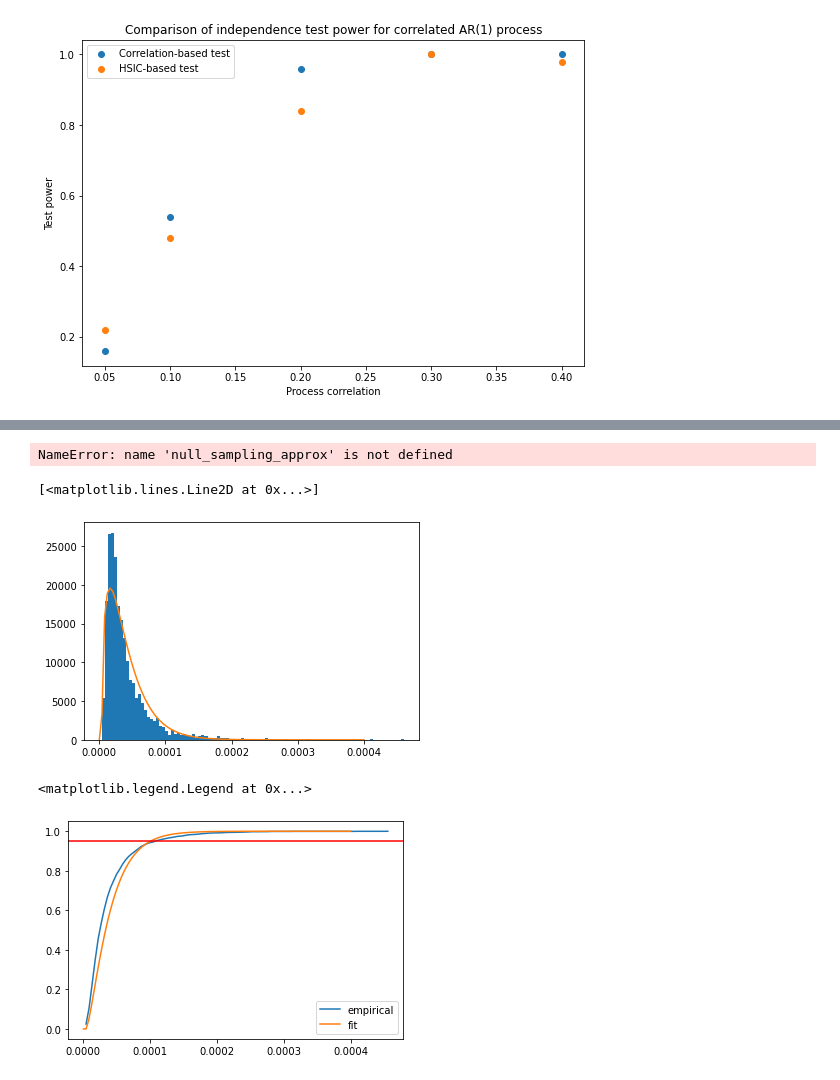
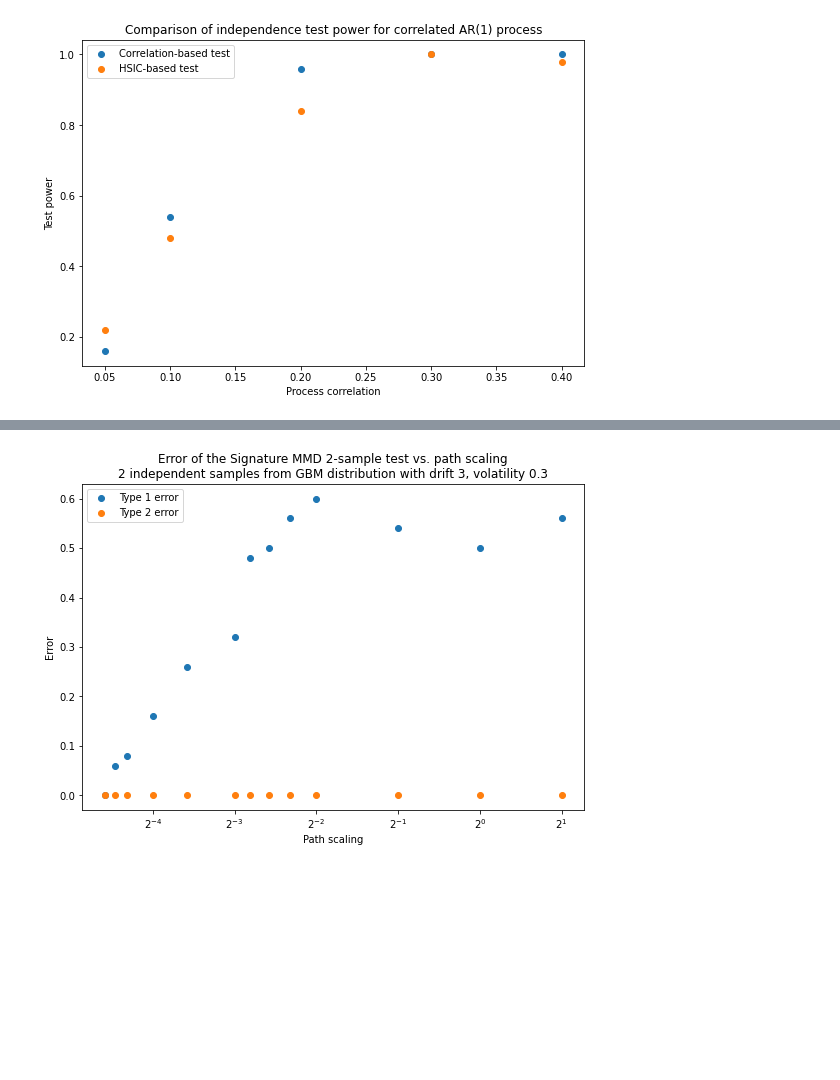
Before and after one commit to ocmob/sig_hsic_independence_test, a Jupyter notebook: notebooks/corr_vs_hsic_results_analysis.ipynb, the cells around one changed output, grey strips where cells are left out. Cells and saved outputs as stored; diff of their text form; code cells hidden in the pictures; blank space fills up the shorter version.

```diff
--- a/notebooks/corr_vs_hsic_results_analysis.ipynb
+++ b/notebooks/corr_vs_hsic_results_analysis.ipynb
@@ -180,0 +122,12 @@ main_result = {
+# %%
+plt.figure(figsize = (9, 6))
+plt.scatter(1/np.array(sorted(result.keys())), [np.array(result[DIV]['same']).sum()/50 for DIV in sorted(result.keys())], label = 'Type 1 error')
+plt.scatter(1/np.array(sorted(result.keys())), [1 - np.array(result[DIV]['different']).sum()/50 for DIV in sorted(result.keys())], label = 'Type 2 error')
+plt.title("Error of the Signature MMD 2-sample test vs. path scaling\n2 independent samples from GBM distribution with drift 3, volatility 0.3")
+plt.xlabel('Path scaling')
+plt.ylabel('Error')
+plt.xscale('log', base = 2)
+plt.legend()
+plt.savefig('./pics/mmd_2sample_error_vs_path_scaling.png')
+# %% [output]
+[figure, added]
@@ -183,21 +142 @@ with open('./pickles/test_eval_linear_dependence_different_sample_lengths.pickle
     pickle.dump(main_result, f)
-# %%
-null = stats.gamma(*stats.gamma.fit(null_sampling_approx))
-# %% [output]
-NameError: name 'null_sampling_approx' is not defined
-# %%
-x = np.linspace(0, 4e-4, 100)
-bins = plt.hist(null_sampling_approx, bins = 100, density = True);
-plt.plot(x, null.pdf(x))
-# %% [output]
-[<matplotlib.lines.Line2D at 0x...>]
-[figure, removed]
-# %%
-x = np.linspace(0, 4e-4, 100)
-plt.plot(bins[1][:100], (np.diff(bins[1])*bins[0]).cumsum(), label = 'empirical')
-plt.plot(x, null.cdf(x), label = 'fit')
-plt.axhline(0.95, color = 'red')
-plt.legend()
-# %% [output]
-<matplotlib.legend.Legend at 0x...>
-[figure, removed]
```
Also changed, not shown: parts of 31 cells of this notebook, 9 other files.
